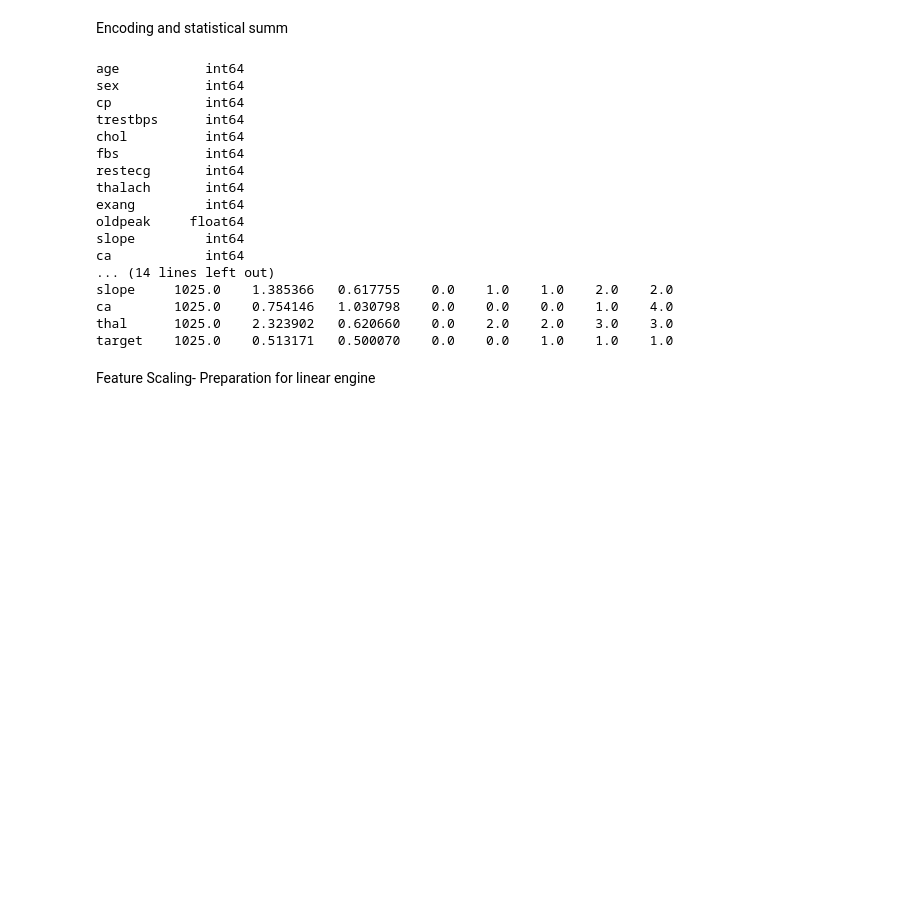
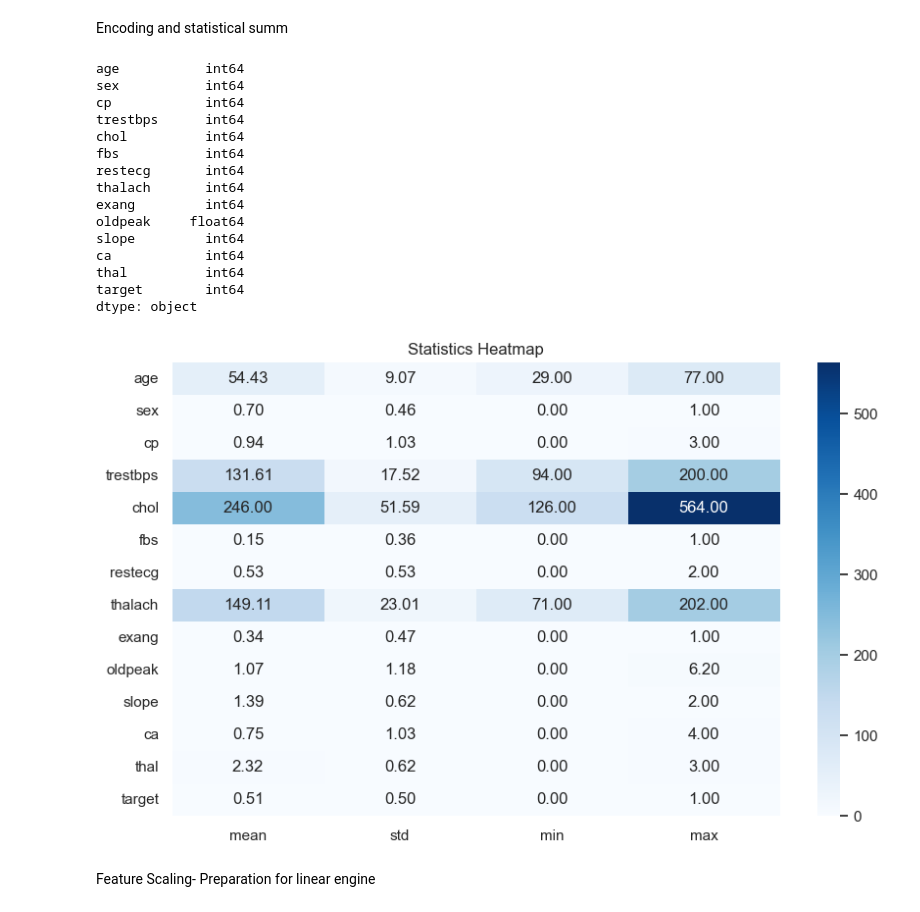
Before and after one commit to erdemersozlu/The-Data-Foundation-Medical-Insights-EDA, a Jupyter notebook: notebooks/EDA_Analysis.ipynb, the cells around one changed output. Cells and saved outputs as stored; diff of their text form; code cells hidden in the pictures; blank space fills up the shorter version.

Commit message:
final changes at complete data anlysis and images

```diff
--- a/notebooks/EDA_Analysis.ipynb
+++ b/notebooks/EDA_Analysis.ipynb
@@ -138,26 +138,28 @@ Encoding and statistical summ
 # %%
 print(df.dtypes)
 stats_summary = df.describe().T
-print(stats_summary)
+plt.figure(figsize=(10, 6))
+sns.heatmap(df.describe().T[['mean', 'std', 'min', 'max']], annot=True, cmap='Blues', fmt='.2f')
+plt.title('Statistics Heatmap')
+plt.show()
 #standart sapmaya bakmak önemli
 # %% [output]
 age           int64
 sex           int64
 cp            int64
 trestbps      int64
 chol          int64
 fbs           int64
 restecg       int64
 thalach       int64
 exang         int64
 oldpeak     float64
 slope         int64
 ca            int64
-... (14 lines left out)
-slope     1025.0    1.385366   0.617755    0.0    1.0    1.0    2.0    2.0
-ca        1025.0    0.754146   1.030798    0.0    0.0    0.0    1.0    4.0
-thal      1025.0    2.323902   0.620660    0.0    2.0    2.0    3.0    3.0
-target    1025.0    0.513171   0.500070    0.0    0.0    1.0    1.0    1.0
+thal          int64
+target        int64
+dtype: object
+[figure, added]
 # %% [markdown]
 Feature Scaling- Preparation for linear engine
 # %%
```
Also changed, not shown: 4 other files.
